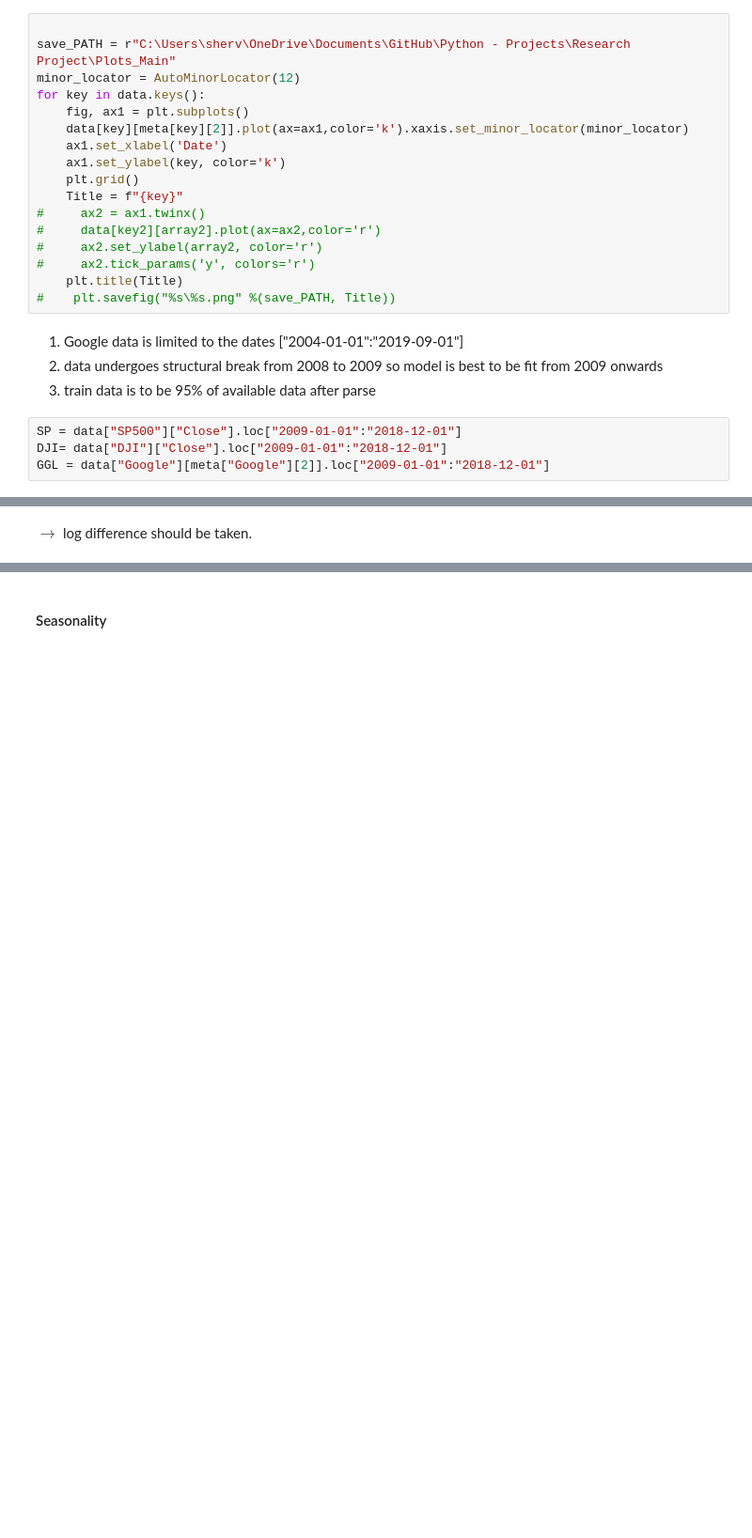
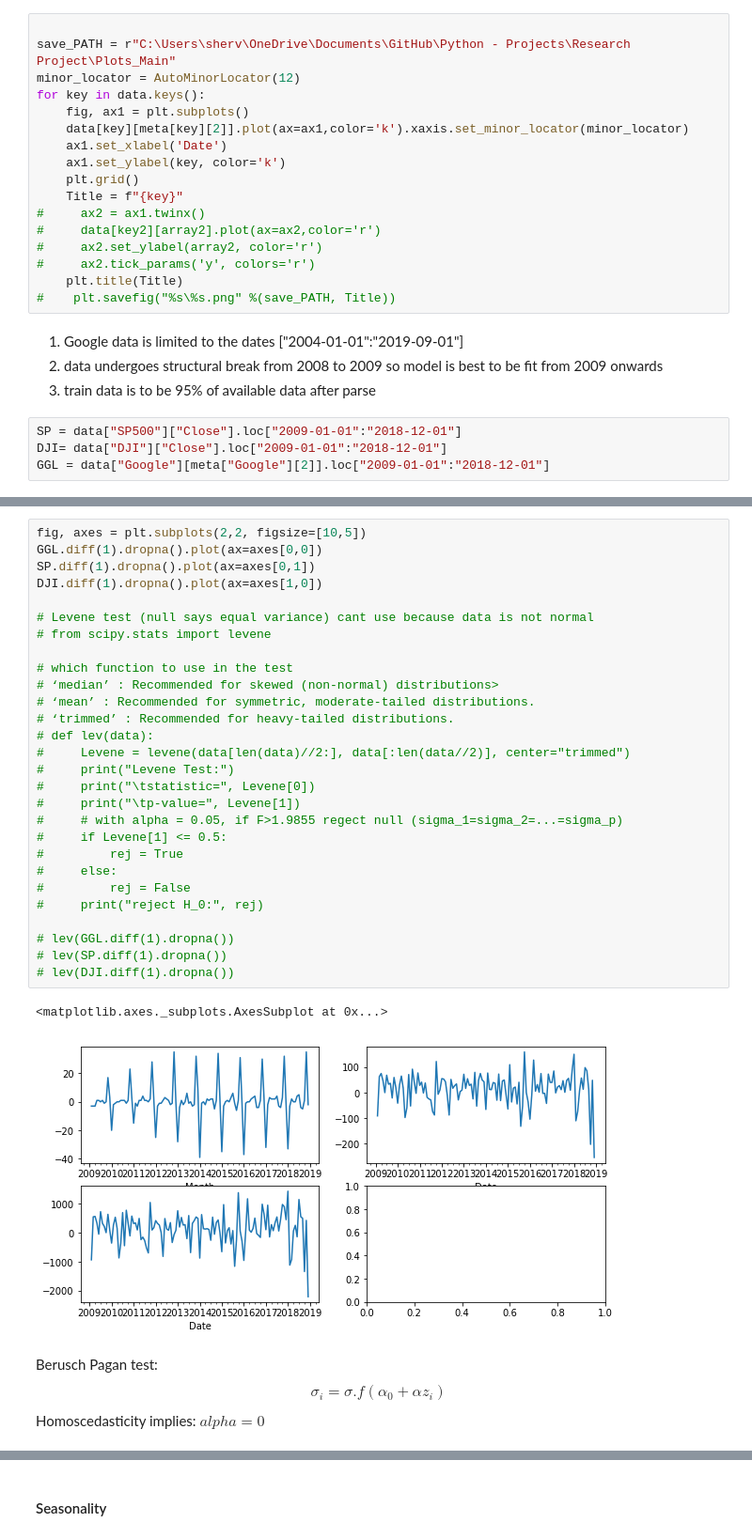
Before and after one commit to shervinrad100/Python-Projects, a Jupyter notebook: Research Project/Code/Research Project .ipynb, the cells around one changed output, grey strips where cells are left out. Shown: that part at 94% size. Cells and saved outputs as stored; diff of their text form; blank space fills up the shorter version.

Commit message:
fit and diff

```diff
--- a/Research Project/Code/Research Project .ipynb
+++ b/Research Project/Code/Research Project .ipynb
@@ -125,2 +134,35 @@ axes[2, 1].set(xlabel="Year index", ylabel="var(GGL)")
-# %% [markdown]
-$\rightarrow$ log difference should be taken.
+# %%
+fig, axes = plt.subplots(2,2, figsize=[10,5])
+GGL.diff(1).dropna().plot(ax=axes[0,0])
+SP.diff(1).dropna().plot(ax=axes[0,1])
+DJI.diff(1).dropna().plot(ax=axes[1,0])
+
+# Levene test (null says equal variance) cant use because data is not normal
+# from scipy.stats import levene
+
+# which function to use in the test
+# ‘median’ : Recommended for skewed (non-normal) distributions>
+# ‘mean’ : Recommended for symmetric, moderate-tailed distributions.
+# ‘trimmed’ : Recommended for heavy-tailed distributions.
+# def lev(data):
+#     Levene = levene(data[len(data)//2:], data[:len(data//2)], center="trimmed")
+#     print("Levene Test:")
+#     print("\tstatistic=", Levene[0])
+#     print("\tp-value=", Levene[1])
+#     # with alpha = 0.05, if F>1.9855 regect null (sigma_1=sigma_2=...=sigma_p)
+#     if Levene[1] <= 0.5:
+#         rej = True
+#     else:
+#         rej = False
+#     print("reject H_0:", rej)
+
+# lev(GGL.diff(1).dropna())
+# lev(SP.diff(1).dropna())
+# lev(DJI.diff(1).dropna())
+# %% [output]
+<matplotlib.axes._subplots.AxesSubplot at 0x...>
+[figure, added]
+# %% [markdown]
+Berusch Pagan test:
+$$\sigma_i = \sigma . f(\alpha_0 + \alpha z_i)$$
+Homoscedasticity implies: $alpha=0$
```
Also changed, not shown: parts of 34 cells of this notebook.
